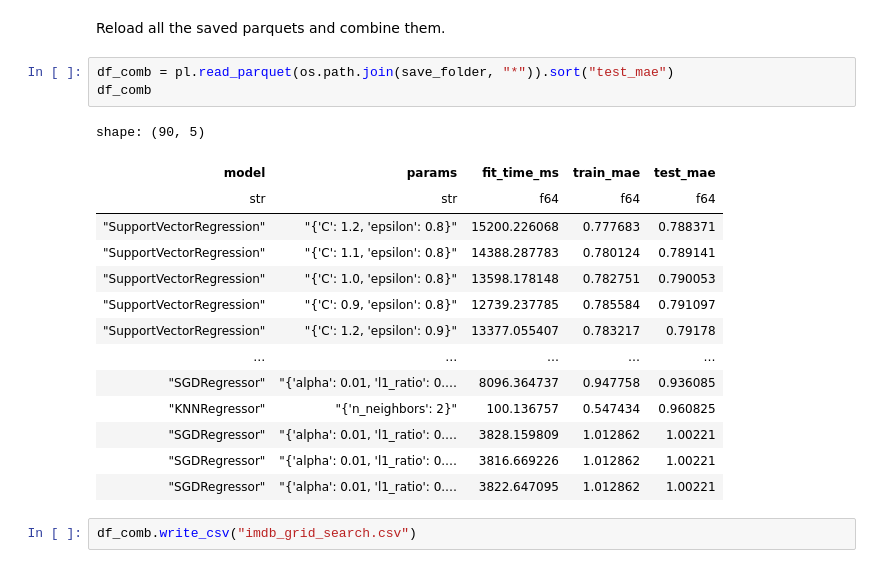
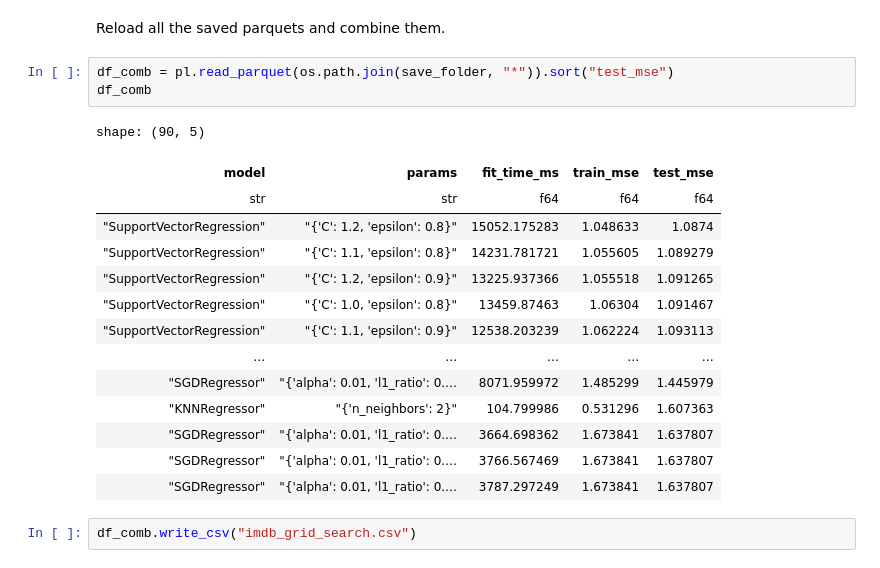
Before and after one commit to minimaxir/imdb-embeddings, a Jupyter notebook: cuml_grid_search.ipynb, the cells around one changed output. Cells and saved outputs as stored; diff of their text form.

```diff
--- a/cuml_grid_search.ipynb
+++ b/cuml_grid_search.ipynb
@@ -310,22 +324,22 @@ shape: (18, 5)
 # %% [markdown]
 Reload all the saved parquets and combine them.
 # %%
-df_comb = pl.read_parquet(os.path.join(save_folder, "*")).sort("test_mae")
+df_comb = pl.read_parquet(os.path.join(save_folder, "*")).sort("test_mse")
 df_comb
 # %% [output]
 shape: (90, 5)
-| model | params | fit_time_ms | train_mae | test_mae |
+| model | params | fit_time_ms | train_mse | test_mse |
 | str | str | f64 | f64 | f64 |
-| "SupportVectorRegression" | "{'C': 1.2, 'epsilon': 0.8}" | 15200.226068 | 0.777683 | 0.788371 |
-| "SupportVectorRegression" | "{'C': 1.1, 'epsilon': 0.8}" | 14388.287783 | 0.780124 | 0.789141 |
-| "SupportVectorRegression" | "{'C': 1.0, 'epsilon': 0.8}" | 13598.178148 | 0.782751 | 0.790053 |
-| "SupportVectorRegression" | "{'C': 0.9, 'epsilon': 0.8}" | 12739.237785 | 0.785584 | 0.791097 |
-| "SupportVectorRegression" | "{'C': 1.2, 'epsilon': 0.9}" | 13377.055407 | 0.783217 | 0.79178 |
+| "SupportVectorRegression" | "{'C': 1.2, 'epsilon': 0.8}" | 15052.175283 | 1.048633 | 1.0874 |
+| "SupportVectorRegression" | "{'C': 1.1, 'epsilon': 0.8}" | 14231.781721 | 1.055605 | 1.089279 |
+| "SupportVectorRegression" | "{'C': 1.2, 'epsilon': 0.9}" | 13225.937366 | 1.055518 | 1.091265 |
+| "SupportVectorRegression" | "{'C': 1.0, 'epsilon': 0.8}" | 13459.87463 | 1.06304 | 1.091467 |
+| "SupportVectorRegression" | "{'C': 1.1, 'epsilon': 0.9}" | 12538.203239 | 1.062224 | 1.093113 |
 | … | … | … | … | … |
-| "SGDRegressor" | "{'alpha': 0.01, 'l1_ratio': 0.… | 8096.364737 | 0.947758 | 0.936085 |
-| "KNNRegressor" | "{'n_neighbors': 2}" | 100.136757 | 0.547434 | 0.960825 |
-| "SGDRegressor" | "{'alpha': 0.01, 'l1_ratio': 0.… | 3828.159809 | 1.012862 | 1.00221 |
-| "SGDRegressor" | "{'alpha': 0.01, 'l1_ratio': 0.… | 3816.669226 | 1.012862 | 1.00221 |
-| "SGDRegressor" | "{'alpha': 0.01, 'l1_ratio': 0.… | 3822.647095 | 1.012862 | 1.00221 |
+| "SGDRegressor" | "{'alpha': 0.01, 'l1_ratio': 0.… | 8071.959972 | 1.485299 | 1.445979 |
+| "KNNRegressor" | "{'n_neighbors': 2}" | 104.799986 | 0.531296 | 1.607363 |
+| "SGDRegressor" | "{'alpha': 0.01, 'l1_ratio': 0.… | 3664.698362 | 1.673841 | 1.637807 |
+| "SGDRegressor" | "{'alpha': 0.01, 'l1_ratio': 0.… | 3766.567469 | 1.673841 | 1.637807 |
+| "SGDRegressor" | "{'alpha': 0.01, 'l1_ratio': 0.… | 3787.297249 | 1.673841 | 1.637807 |
 # %%
 df_comb.write_csv("imdb_grid_search.csv")
```
Also changed, not shown: parts of 10 cells of this notebook, 2 other files.
